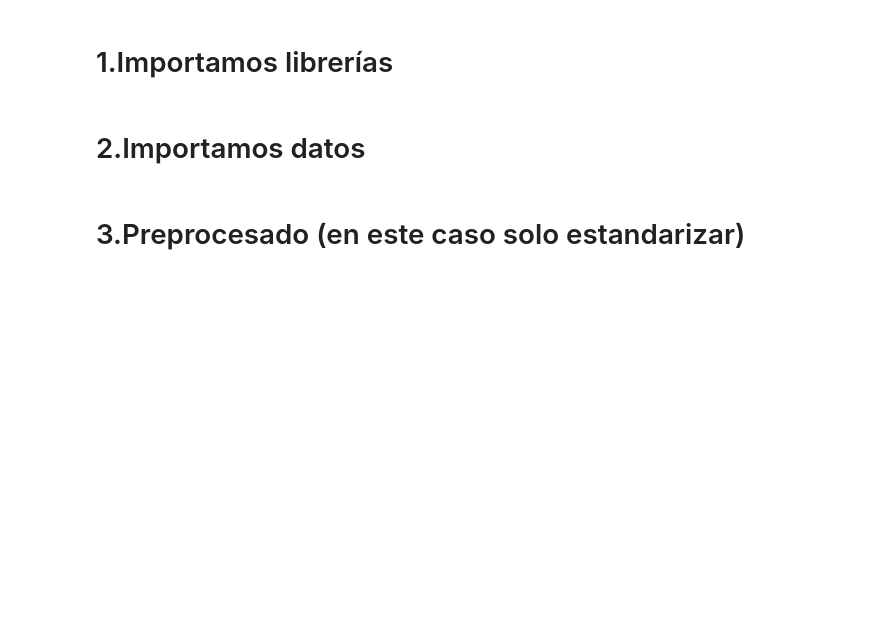
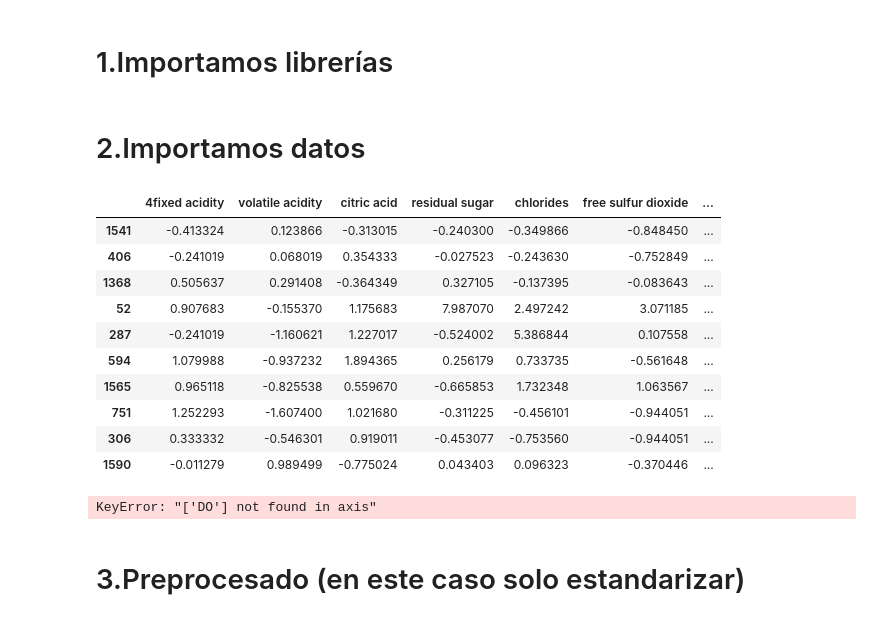
Before and after one commit to guillem-edo/ML_DP, a Jupyter notebook: ML_NO_SUPERVISADO/PRACTICA_Wine_Quality_Kmeans.ipynb, the cells around one changed output. Drawn from its saved outputs; the diff is of its cells as text; code cells hidden in the pictures; blank space fills up the shorter version.

```diff
--- a/ML_NO_SUPERVISADO/PRACTICA_Wine_Quality_Kmeans.ipynb
+++ b/ML_NO_SUPERVISADO/PRACTICA_Wine_Quality_Kmeans.ipynb
@@ -11,13 +11,31 @@ from yellowbrick.cluster import KElbowVisualizer
 # %%
 # Leer los datos del archivo csv
 # Tu Código
+original = pd.read_csv('winequality_kmeans.csv', sep = ';')
+df = original.copy()
 
 # Visualizar las primeras filas del conjunto de datos
 # Tu Código
+df.sample(10)
+# %% [output]
+|  | 4fixed acidity | volatile acidity | citric acid | residual sugar | chlorides | free sulfur dioxide | ... |
+| 1541 | -0.413324 | 0.123866 | -0.313015 | -0.240300 | -0.349866 | -0.848450 | ... |
+| 406 | -0.241019 | 0.068019 | 0.354333 | -0.027523 | -0.243630 | -0.752849 | ... |
+| 1368 | 0.505637 | 0.291408 | -0.364349 | 0.327105 | -0.137395 | -0.083643 | ... |
+| 52 | 0.907683 | -0.155370 | 1.175683 | 7.987070 | 2.497242 | 3.071185 | ... |
+| 287 | -0.241019 | -1.160621 | 1.227017 | -0.524002 | 5.386844 | 0.107558 | ... |
+| 594 | 1.079988 | -0.937232 | 1.894365 | 0.256179 | 0.733735 | -0.561648 | ... |
+| 1565 | 0.965118 | -0.825538 | 0.559670 | -0.665853 | 1.732348 | 1.063567 | ... |
+| 751 | 1.252293 | -1.607400 | 1.021680 | -0.311225 | -0.456101 | -0.944051 | ... |
+| 306 | 0.333332 | -0.546301 | 0.919011 | -0.453077 | -0.753560 | -0.944051 | ... |
+| 1590 | -0.011279 | 0.989499 | -0.775024 | 0.043403 | 0.096323 | -0.370446 | ... |
 # %%
 # No necesitamos la columna 'DO' para el clustering- Eliminarla y trabajar con el resto de columnas
 # pero guardar el data frame original en df_fin
 # Tu Código
+df.drop(['DO'], inplace = True)
+# %% [output]
+KeyError: "['DO'] not found in axis"
 # %% [markdown]
 # 3.Preprocesado (en este caso solo estandarizar)
 # %%
```
